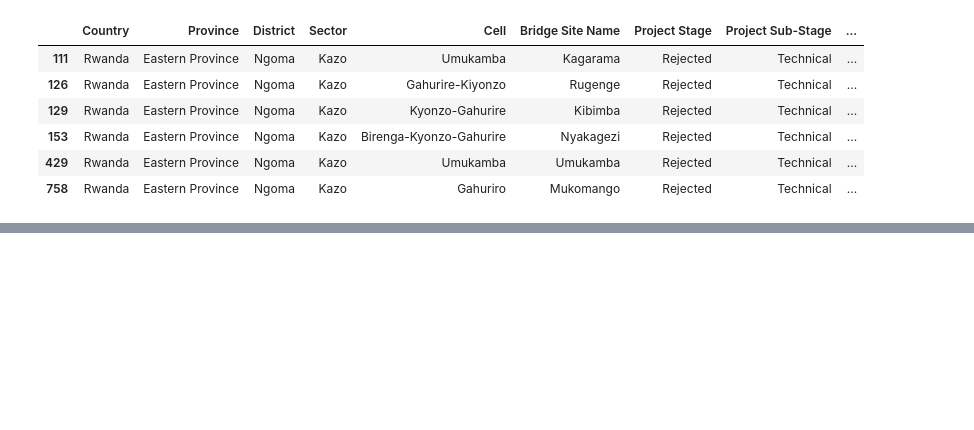
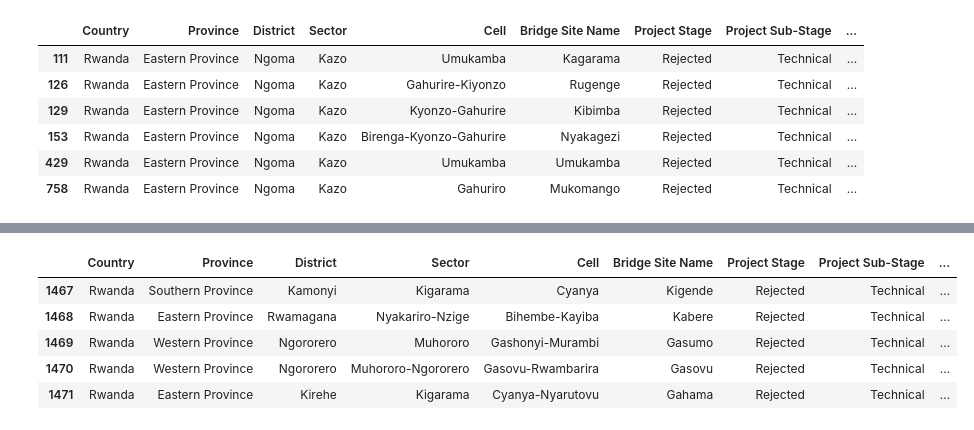
Before and after one commit to BloomTech-Labs/bridges-to-prosperity-ds-b, a Jupyter notebook: notebooks/Match_village_ids.ipynb, the cells around one changed output, grey strips where cells are left out. Drawn from its saved outputs; the diff is of its cells as text; code cells hidden in the pictures; blank space fills up the shorter version.

```diff
--- a/notebooks/Match_village_ids.ipynb
+++ b/notebooks/Match_village_ids.ipynb
@@ -439,3 +439,7 @@ Cyarub - Cyarubare: 80% similarity
 Nyakabgo - Nyakabingo: 89% similarity
 Runyya - Runyinya: 86% similarity
 Muga - Mbuga: 89% similarity
+# %%
+# check to see how many villages don't match
+btp_vill = df.Village.unique()
+gov_vill = names_codes.Village.unique()
@@ -528,0 +602,15 @@ df=df.replace({'Cell': {'Bit': 'Bitare',
+# %%
+for x in y:
+  get_similar_hyphenated(x,gov_sect)
+# %%
+# now check if btp cells are in the gov dataset, focusing on values with two or more cells
+y = []
+count = 0
+for x in btp_cell:
+  if "-" in x and x is not "":
+    count += 1
+    if x not in gov_cell:
+      y.append(x)
+
+print('number of hyphenated cells in btp dataset',count)
+print('number of unmatched cells in btp dataset',len(y))
@@ -528,0 +631,24 @@ df=df.replace({'Cell': {'Bit': 'Bitare',
+# %%
+# Move one of the values into the village column when theres a village value more accurate than the cell value
+
+for i in df.index:
+  x = df.Cell[i]
+  cellscore1, cellscore2, cellmatch1, cellmatch2, word = get_similar_hyphenated(x,gov_cell)
+  villscore1, villscore2, villmatch1, villmatch2, word = get_similar_hyphenated(x,gov_vill)
+  if villscore1 > cellscore1:
+    # if theres a gov village thats a perfect match then move the value into the village column
+    if villscore1 == 100:
+      df.loc[i, 'Cell'] = villmatch1
+      x = df.loc[i, 'Cell'] = df['Cell'][i].replace(villmatch1,"")
+      # if more than one "-", it has more than 2 values and we need to handle manually
+      if "-" in x[1:-2]:
+        print(i)
+        print(f'{word} - {cellmatch1}-{villmatch1}: {cellscore1}-{villscore1}% similarity')
+      # otherwise clean out the dashes
+      else:
+        df.loc[i, 'Cell'] = df['Cell'][i].replace("-","")
+
+    # if theres not a perfect match then handle manually
+    else:
+      print(i)
+      print(f'{word} - {cellmatch1}-{villmatch1}: {cellscore1}-{villscore1}% similarity')
@@ -528,0 +790,9 @@ df=df.replace({'Cell': {'Bit': 'Bitare',
+# %%
+df.tail()
+# %% [output]
+|  | Country | Province | District | Sector | Cell | Bridge Site Name | Project Stage | Project Sub-Stage | ... |
+| 1467 | Rwanda | Southern Province | Kamonyi | Kigarama | Cyanya | Kigende | Rejected | Technical | ... |
+| 1468 | Rwanda | Eastern Province | Rwamagana | Nyakariro-Nzige | Bihembe-Kayiba | Kabere | Rejected | Technical | ... |
+| 1469 | Rwanda | Western Province | Ngororero | Muhororo | Gashonyi-Murambi | Gasumo | Rejected | Technical | ... |
+| 1470 | Rwanda | Western Province | Ngororero | Muhororo-Ngororero | Gasovu-Rwambarira | Gasovu | Rejected | Technical | ... |
+| 1471 | Rwanda | Eastern Province | Kirehe | Kigarama | Cyanya-Nyarutovu | Gahama | Rejected | Technical | ... |
```
Also changed, not shown: parts of 28 cells of this notebook.
